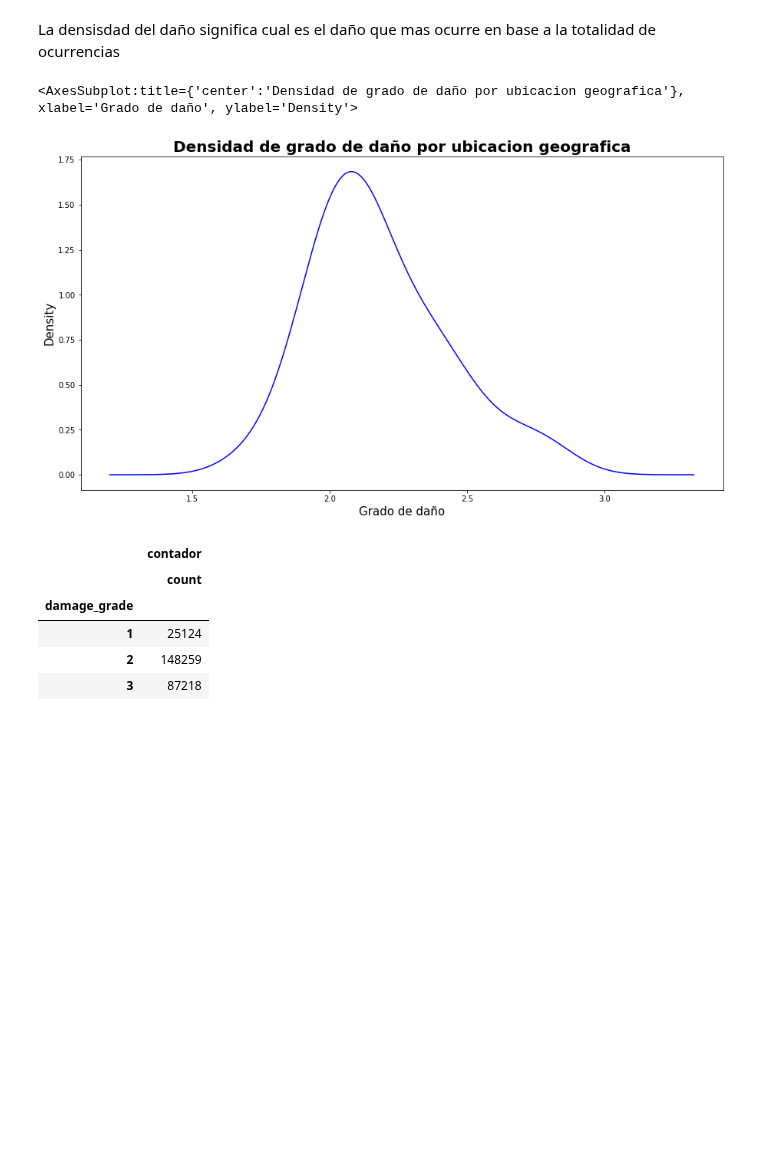
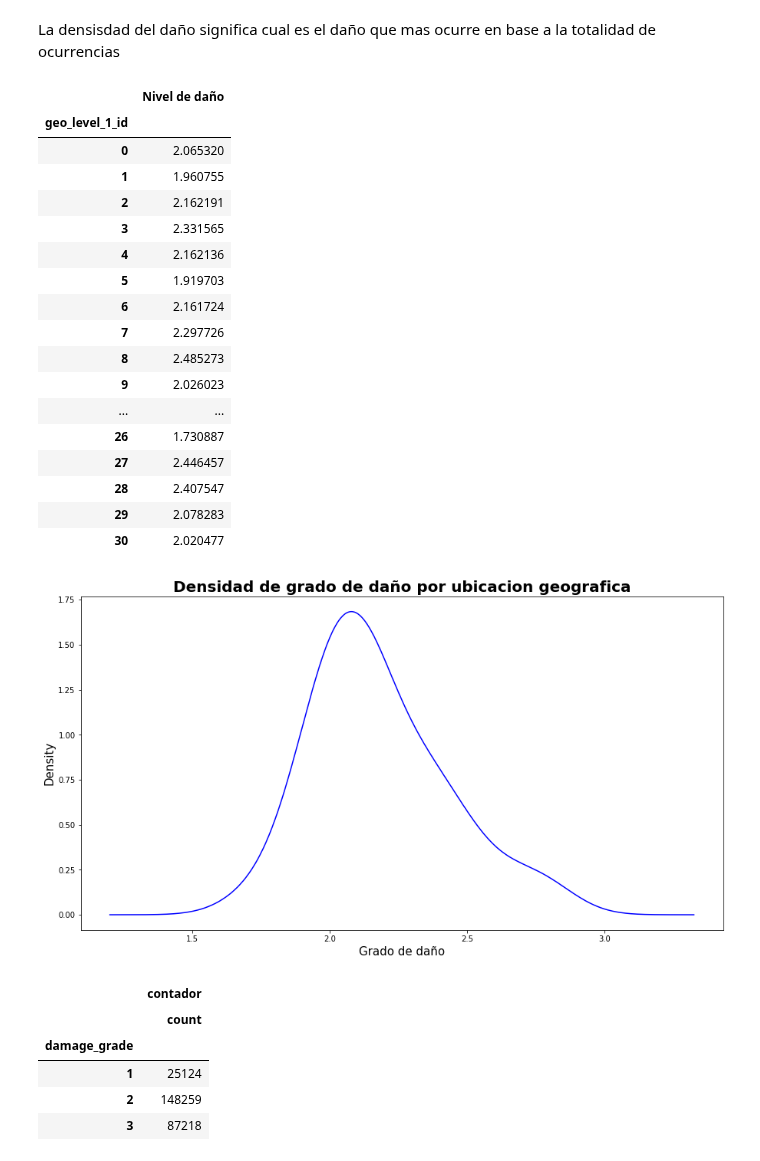
Before and after one commit to joaquinfontela/OrganizacionDeDatos-TP1, a Jupyter notebook: src/Regiones.ipynb, the cells around one changed output. Cells and saved outputs as stored; diff of their text form; code cells hidden in the pictures; blank space fills up the shorter version.

```diff
--- a/src/Regiones.ipynb
+++ b/src/Regiones.ipynb
@@ -107,12 +107,30 @@ La densisdad del daño significa cual es el daño que mas ocurre en base a la to
 # %%
 fig = plt.figure()
 ax = fig.add_subplot(111)
 plt.title('Densidad de grado de daño por ubicacion geografica', fontsize =20, fontweight = 'bold')
 ax.set_xlabel('Grado de daño', fontsize =15)
 ax.set_ylabel('Densidad', fontsize =15)
-daño_ubicacion_1['Nivel de daño'].plot.kde(figsize=(15,8), color='blue')
+daño_ubicacion_1.plot.kde(figsize=(15,8), color='blue')
+daño_ubicacion_1
 # %% [output]
-<AxesSubplot:title={'center':'Densidad de grado de daño por ubicacion geografica'}, xlabel='Grado de daño', ylabel='Density'>
+|  | Nivel de daño |
+| geo_level_1_id |  |
+| 0 | 2.065320 |
+| 1 | 1.960755 |
+| 2 | 2.162191 |
+| 3 | 2.331565 |
+| 4 | 2.162136 |
+| 5 | 1.919703 |
+| 6 | 2.161724 |
+| 7 | 2.297726 |
+| 8 | 2.485273 |
+| 9 | 2.026023 |
+| ... | ... |
+| 26 | 1.730887 |
+| 27 | 2.446457 |
+| 28 | 2.407547 |
+| 29 | 2.078283 |
+| 30 | 2.020477 |
 [figure]
 # %%
 daño_segun_ubicacion['contador'] = 1
```
Also changed, not shown: 1 other file.
